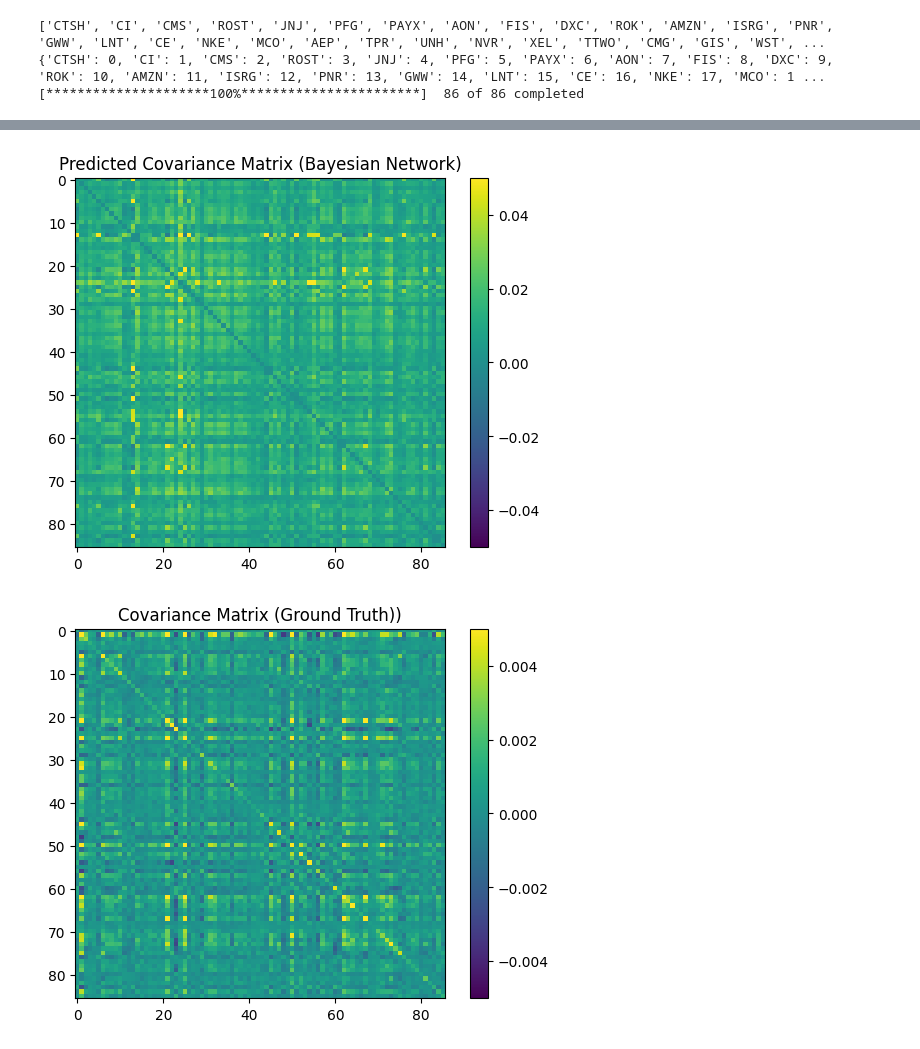
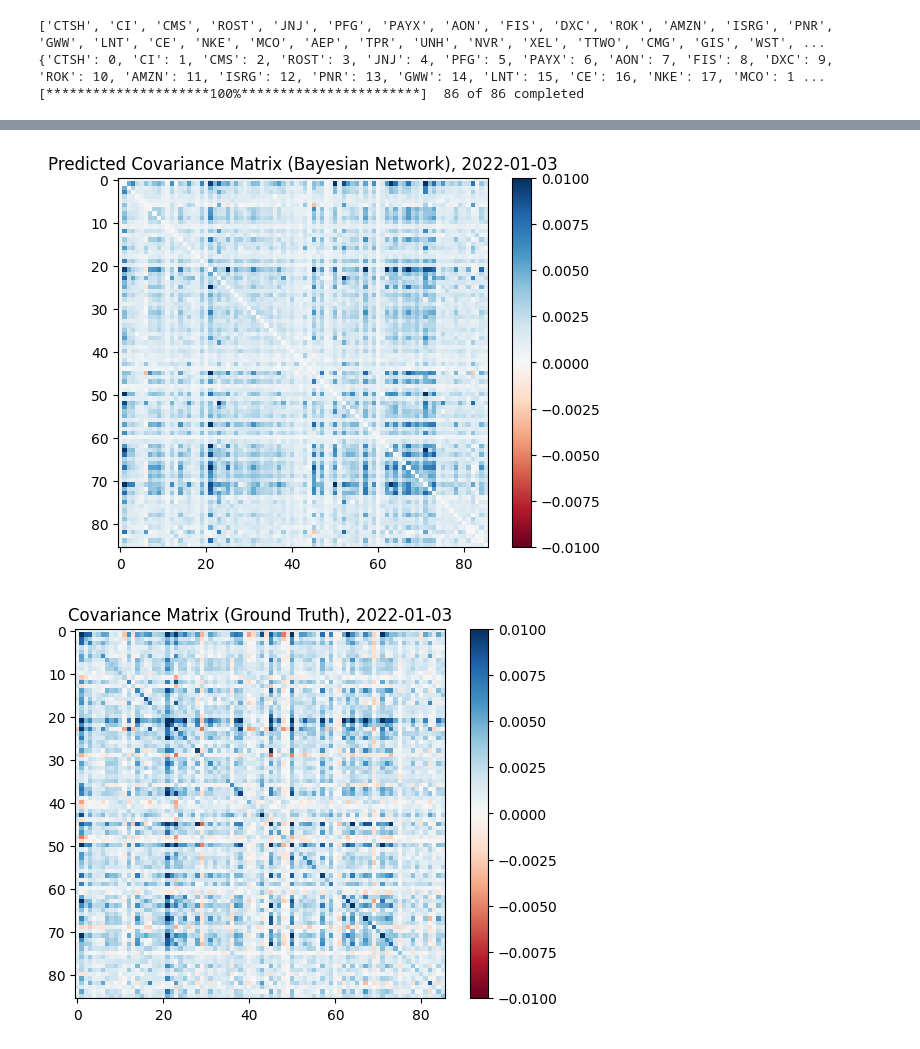
Before and after one commit to fanpu/10-708-project, a Jupyter notebook: Evaluation.ipynb, the cells around one changed output, grey strips where cells are left out. Cells and saved outputs as stored; diff of their text form; code cells hidden in the pictures.

```diff
--- a/Evaluation.ipynb
+++ b/Evaluation.ipynb
@@ -75,7 +75,7 @@ num_tickers = len(tickers)
 corr_len = num_tickers * (num_tickers - 1) // 2
 
 start_date = "2010-01-01"
-end_date = "2021-01-01"
+end_date = "2022-12-06"
 
 prediction_folder="predictions"
 
@@ -96,7 +96,7 @@ write_dot(G, 'file.dot')
 import datetime
 
 num_prev_trading_days = 126
-months_to_evaluate = 12 # * 10
+months_to_evaluate = 11 # * 10
 evaluation_year_month_start = "2012-01"
 # %%
 def convert_to_lower_triangular(A, dimension):
@@ -150,13 +150,10 @@ def make_prediction(tday, vol, corr):
     # Reconstruct R_t
     alpha, betas_day, betas_week, betas_month = corr
     predicted_R_t = alpha + betas_day * xt1 + betas_week * xt25 + betas_month * xt626
+    predicted_R_t = np.clip(predicted_R_t, -1, 1)
 
-    if (predicted_R_t > 1).any():
-        assert False
-    if (predicted_R_t < -1).any():
-        assert False
-
-    D_t = np.diag(np.sqrt(predicted_RV_t))
+#     D_t = np.diag(np.sqrt(predicted_RV_t))
+    D_t = np.diag(np.sqrt(np.maximum(predicted_RV_t, 0)))
     R_t = np.zeros((num_tickers, num_tickers))
     R_t[np.tril_indices_from(R_t, -1)] = predicted_R_t
     R_t += R_t.T
@@ -203,6 +200,8 @@ def make_yearly_prediction_starting_from(tday, vol, corr):
 
         tday = engine.get_shift_tday(tday, 1)
         if tday[:4] != start_year:
+            break
+        if tday == "2022-12-01":
             break
 #     dates = pd.to_datetime(timestamps)
 
@@ -234,7 +233,7 @@ for month_diff in range(months_to_evaluate):
 
     start_day = 1
     tday = year_month + "-{:02d}".format(start_day)
-    if tday[:4] == "2021":
+    if tday[:4] == "2023":
         break
     while tday not in engine.trading_day_list:
         start_day += 1
@@ -372,19 +350,25 @@ array([[ 0.        ,  0.        ,  0.        , ...,  0.        ,
 # %%
 def investigate_H_t(tday):
     predicted_H_t = all_predicted_H_t[tday]
     Ht, _, _, _ = engine.get_HAR_DRD(tday)
 
-    plt.title("Predicted Covariance Matrix (Bayesian Network)")
-    plt.imshow(predicted_H_t, vmin=-0.05, vmax=0.05)
+    plt.title(f"Predicted Covariance Matrix (Bayesian Network), {tday}")
+#     plt.imshow(predicted_H_t, vmin=-0.02, vmax=0.02)
+    plt.imshow(predicted_H_t, vmin=-0.01, vmax=0.01, cmap='RdBu')
+#     plt.imshow(predicted_H_t)
     plt.colorbar()
+    plt.savefig("covariance_mat_predicted.png")
     plt.show()
 
-    plt.title("Covariance Matrix (Ground Truth))")
-    plt.imshow(H_t, vmin=-0.005, vmax = 0.005)
+    plt.title(f"Covariance Matrix (Ground Truth), {tday}")
+#     plt.imshow(H_t, vmin=-0.02, vmax = 0.02)
+    plt.imshow(H_t, vmin=-0.01, vmax = 0.01, cmap='RdBu')
+#     plt.imshow(H_t)
     plt.colorbar()
+    plt.savefig("covariance_mat_ground_truth.png")
     plt.show()
 
-investigate_H_t('2020-01-02')
+investigate_H_t('2022-01-03')
 # %% [output]
-[figure, old version]
+[figure, new version]
-[figure, old version]
+[figure, new version]
```
Also changed, not shown: parts of 11 cells of this notebook.
